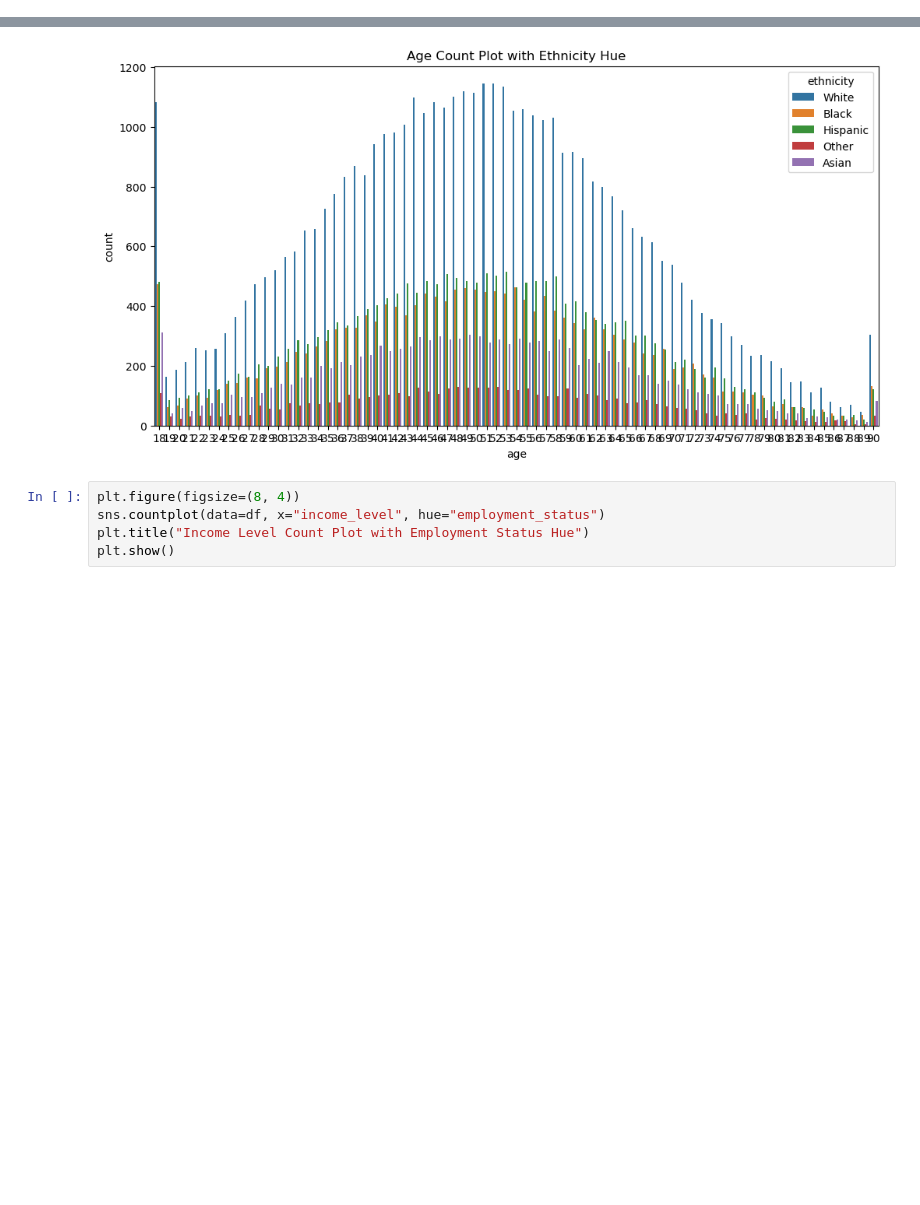
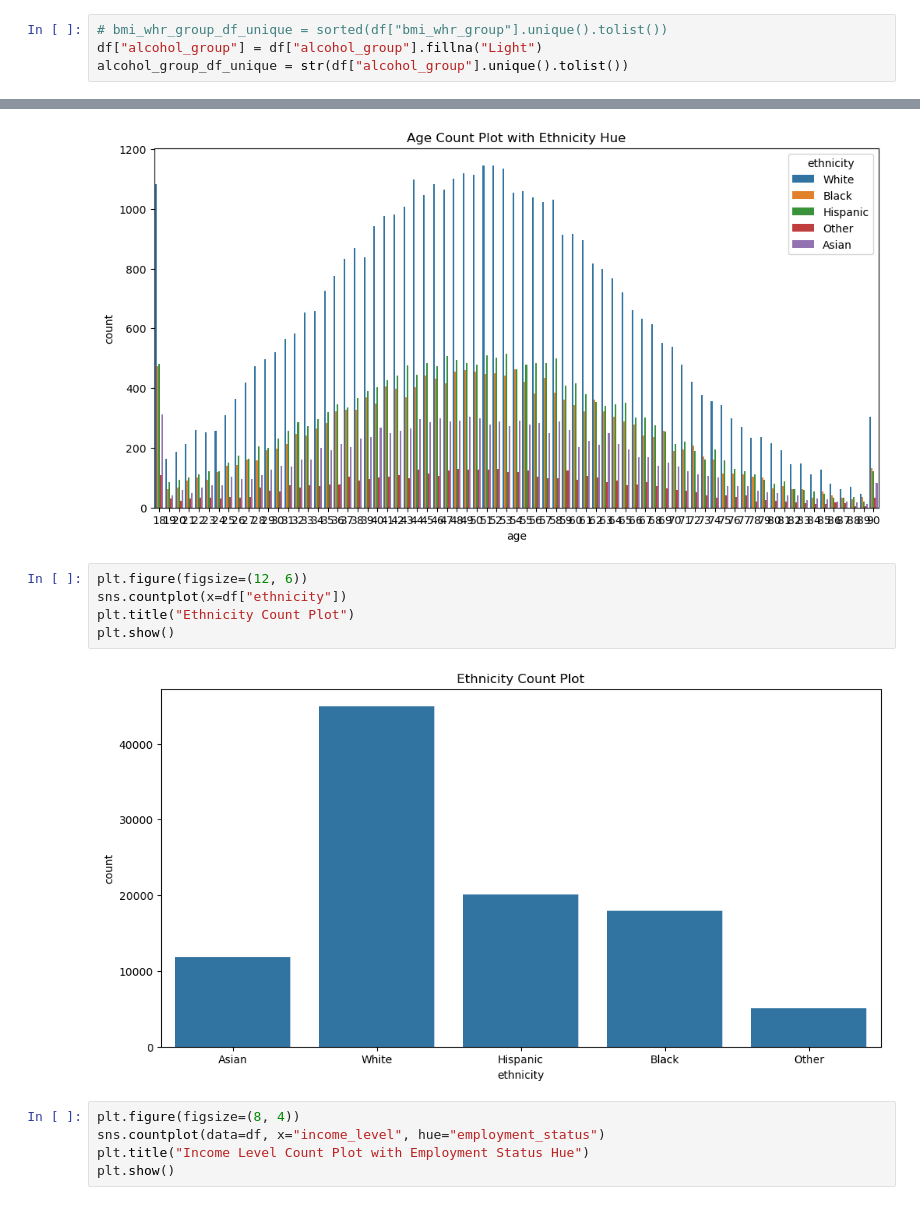
Before and after one commit to BrianP490/Type-2-Classifier, a Jupyter notebook: notebooks/analyze_data.ipynb, the cells around one changed output, grey strips where cells are left out. Cells and saved outputs as stored; diff of their text form; blank space fills up the shorter version.

```diff
--- a/notebooks/analyze_data.ipynb
+++ b/notebooks/analyze_data.ipynb
@@ -382,3 +392,7 @@ print(abdominal_obesity_df_unique)
 [2.0, 2.01, 2.02, 2.03, 2.04, 2.05, 2.06, 2.07, 2.08, 2.09, 2.1, 2.11, 2.12, 2.13, 2.14, 2.15, 2.16, 2.17, 2.18, 2.19, 2.2, 2.21, 2.22, 2.23, 2.24, 2.25, 2.26, 2.27, 2.28, 2.29, 2.3, 2.31, 2.32, 2.33, ...
 [4.0, 4.01, 4.02, 4.03, 4.04, 4.05, 4.06, 4.07, 4.08, 4.09, 4.1, 4.11, 4.12, 4.13, 4.14, 4.15, 4.16, 4.17, 4.18, 4.19, 4.2, 4.21, 4.22, 4.23, 4.24, 4.25, 4.26, 4.27, 4.28, 4.29, 4.3, 4.31, 4.32, 4.33, ...
 [0, 1]
+# %%
+# bmi_whr_group_df_unique = sorted(df["bmi_whr_group"].unique().tolist())
+df["alcohol_group"] = df["alcohol_group"].fillna("Light")
+alcohol_group_df_unique = str(df["alcohol_group"].unique().tolist())
@@ -405,6 +424,13 @@ plt.show()
 INFO:matplotlib.category:Using categorical units to plot a list of strings that are all parsable as floats or dates. If these strings should be plotted as numbers, cast to the appropriate data type be ...
 INFO:matplotlib.category:Using categorical units to plot a list of strings that are all parsable as floats or dates. If these strings should be plotted as numbers, cast to the appropriate data type be ...
 [figure]
+# %%
+plt.figure(figsize=(12, 6))
+sns.countplot(x=df["ethnicity"])
+plt.title("Ethnicity Count Plot")
+plt.show()
+# %% [output]
+[figure, added]
 # %%
 plt.figure(figsize=(8, 4))
 sns.countplot(data=df, x="income_level", hue="employment_status")
```
Also changed, not shown: parts of 9 cells of this notebook, 1 other file.
